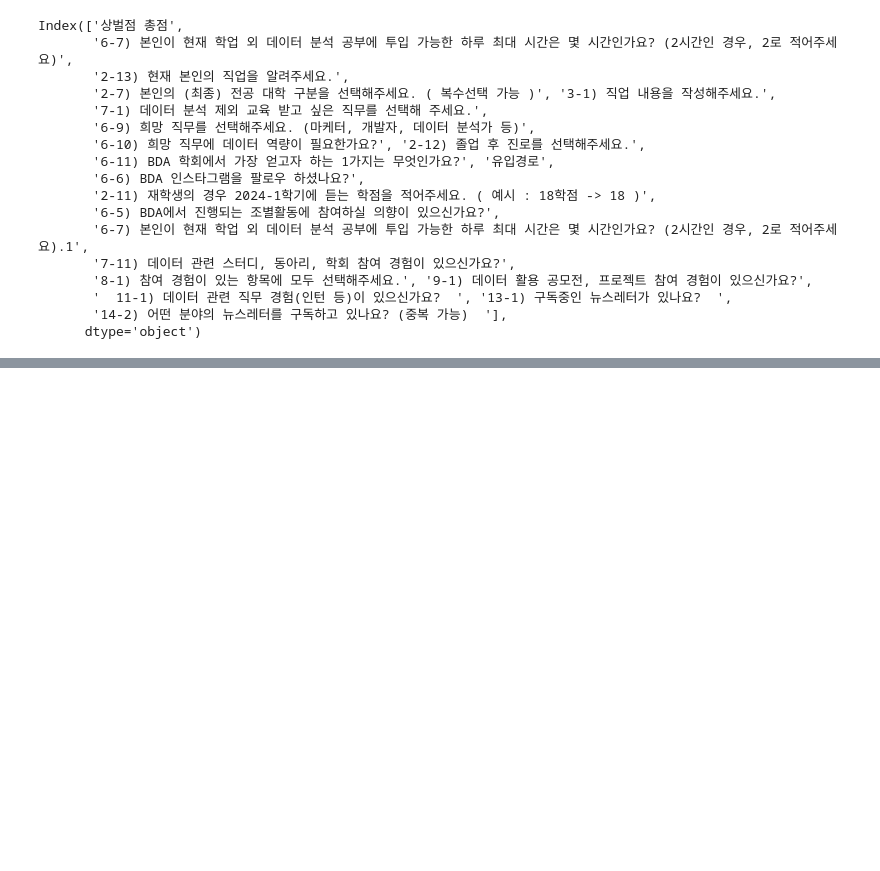
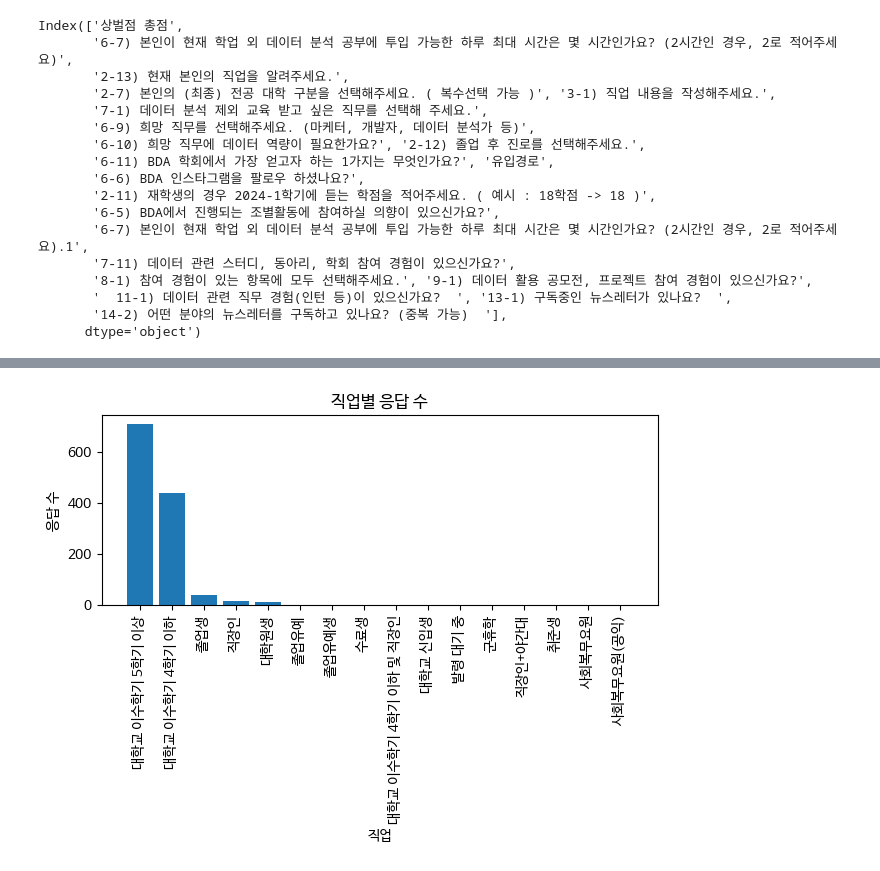
Before and after one commit to LYZAcell/data_study, a Jupyter notebook: BDA(통계)/이가영_41_최종과제_제출.ipynb, the cells around one changed output, grey strips where cells are left out. Saved outputs shown, nothing was run; the diff lists cells and outputs as text; code cells hidden in the pictures; blank space fills up the shorter version.

```diff
--- a/BDA(통계)/이가영_41_최종과제_제출.ipynb
+++ b/BDA(통계)/이가영_41_최종과제_제출.ipynb
@@ -258,0 +269,14 @@ Index(['상벌점 총점',
+# %%
+# 값을 세고 정렬
+job_counts = point_df['2-13) 현재 본인의 직업을 알려주세요.'].value_counts().sort_values(ascending=False)
+
+# 막대 그래프 생성
+plt.bar(job_counts.index, job_counts.values)
+plt.xlabel('직업')
+plt.ylabel('응답 수')
+plt.title('직업별 응답 수')
+plt.xticks(rotation=90)  # x축 레이블 회전
+plt.tight_layout()  # 레이블이 겹치지 않도록 조정
+plt.show()
+# %% [output]
+[figure, added]
```
Also changed, not shown: parts of 6 cells of this notebook.
